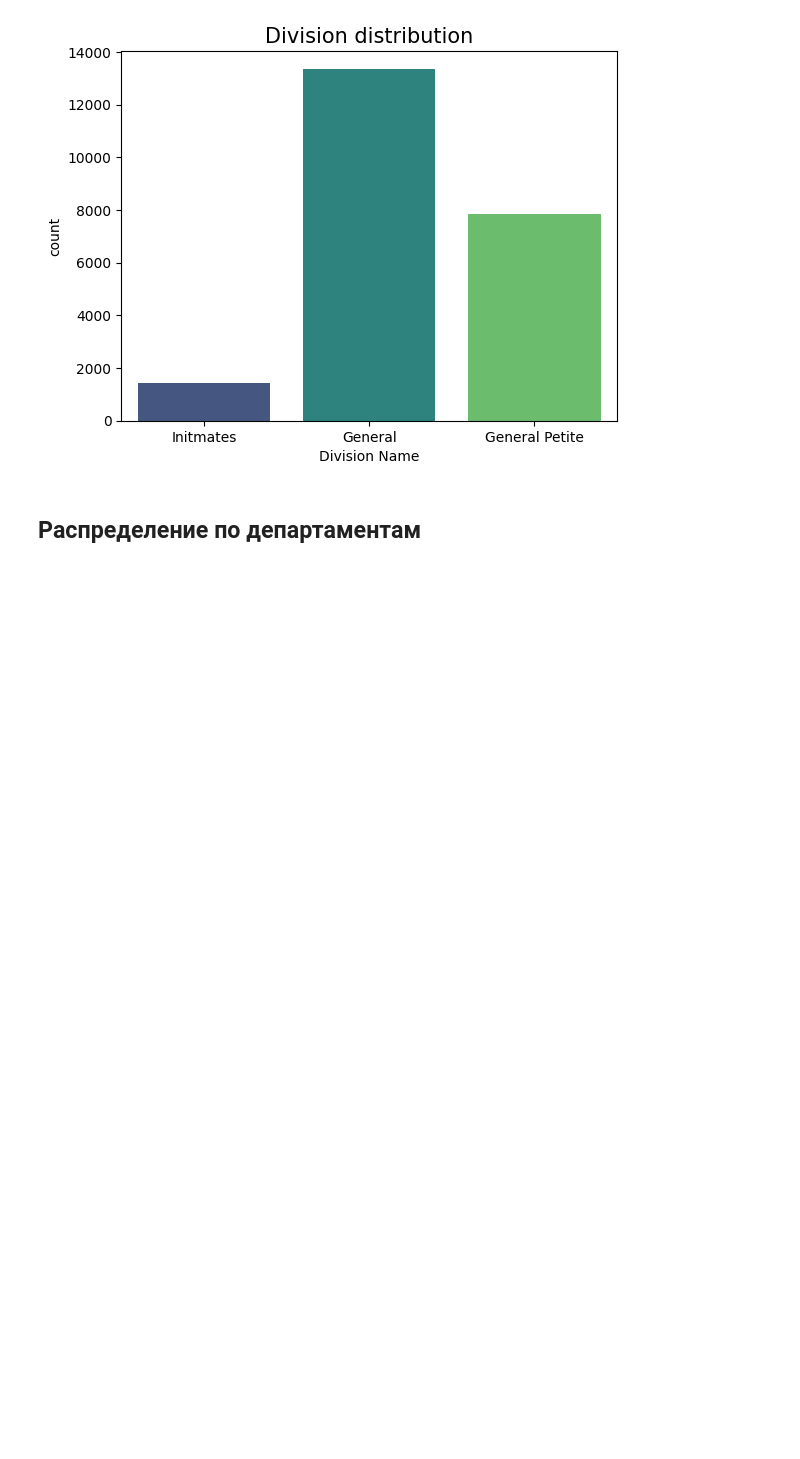
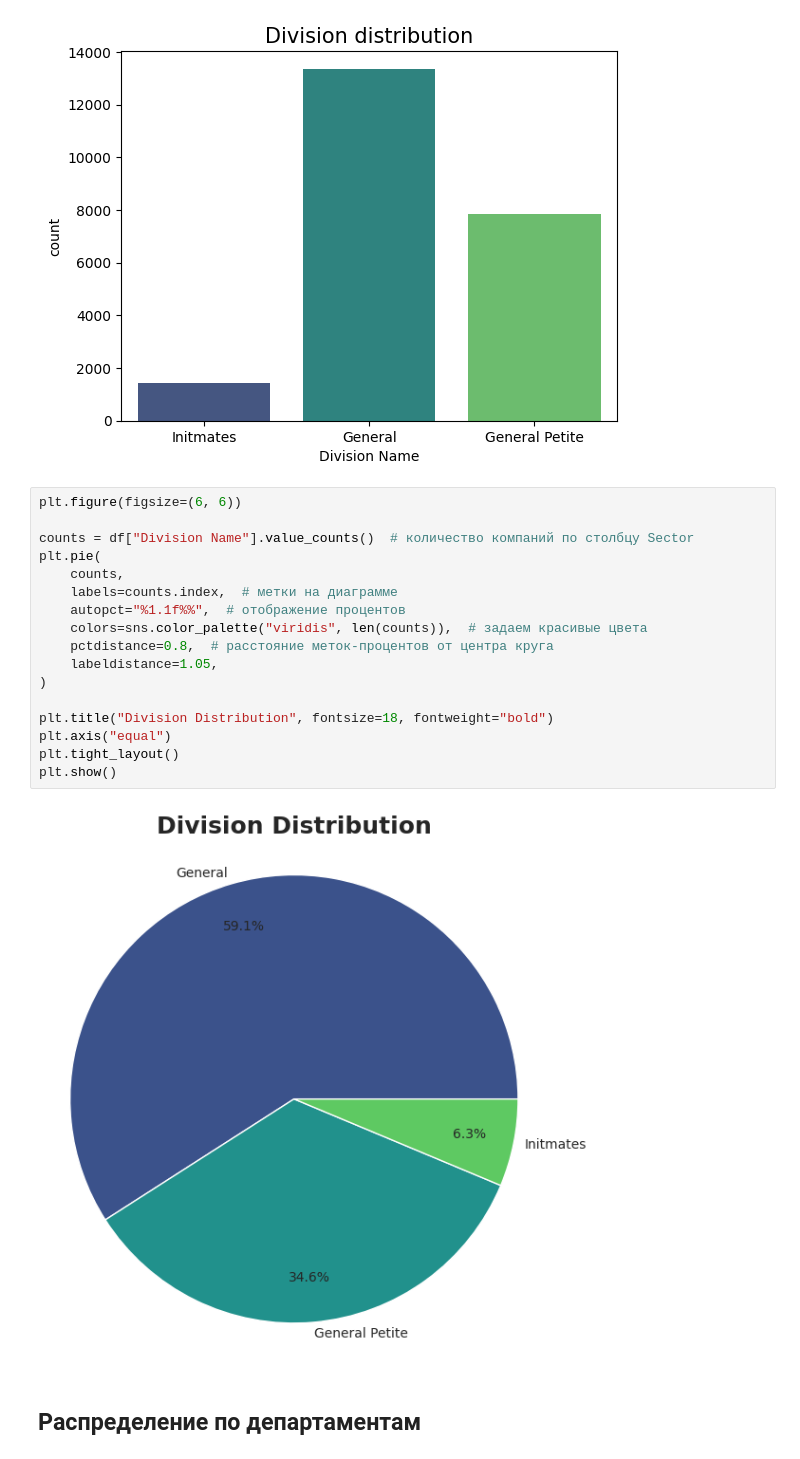
Before and after one commit to trocean11/python_dc, a Jupyter notebook: Word_count.ipynb, the cells around one changed output. Cells and saved outputs as stored; diff of their text form; blank space fills up the shorter version.

```diff
--- a/Word_count.ipynb
+++ b/Word_count.ipynb
@@ -346,6 +346,25 @@ plt.title('Division distribution', size=15)
 plt.show()
 # %% [output]
 [figure]
+# %%
+plt.figure(figsize=(6, 6))
+
+counts = df["Division Name"].value_counts()  # количество компаний по столбцу Sector
+plt.pie(
+    counts,
+    labels=counts.index,  # метки на диаграмме
+    autopct="%1.1f%%",  # отображение процентов
+    colors=sns.color_palette("viridis", len(counts)),  # задаем красивые цвета
+    pctdistance=0.8,  # расстояние меток-процентов от центра круга
+    labeldistance=1.05,
+)
+
+plt.title("Division Distribution", fontsize=18, fontweight="bold")
+plt.axis("equal")
+plt.tight_layout()
+plt.show()
+# %% [output]
+[figure, added]
 # %% [markdown]
 ## Распределение по департаментам
 # %%
```
Also changed, not shown: parts of 19 cells of this notebook.
